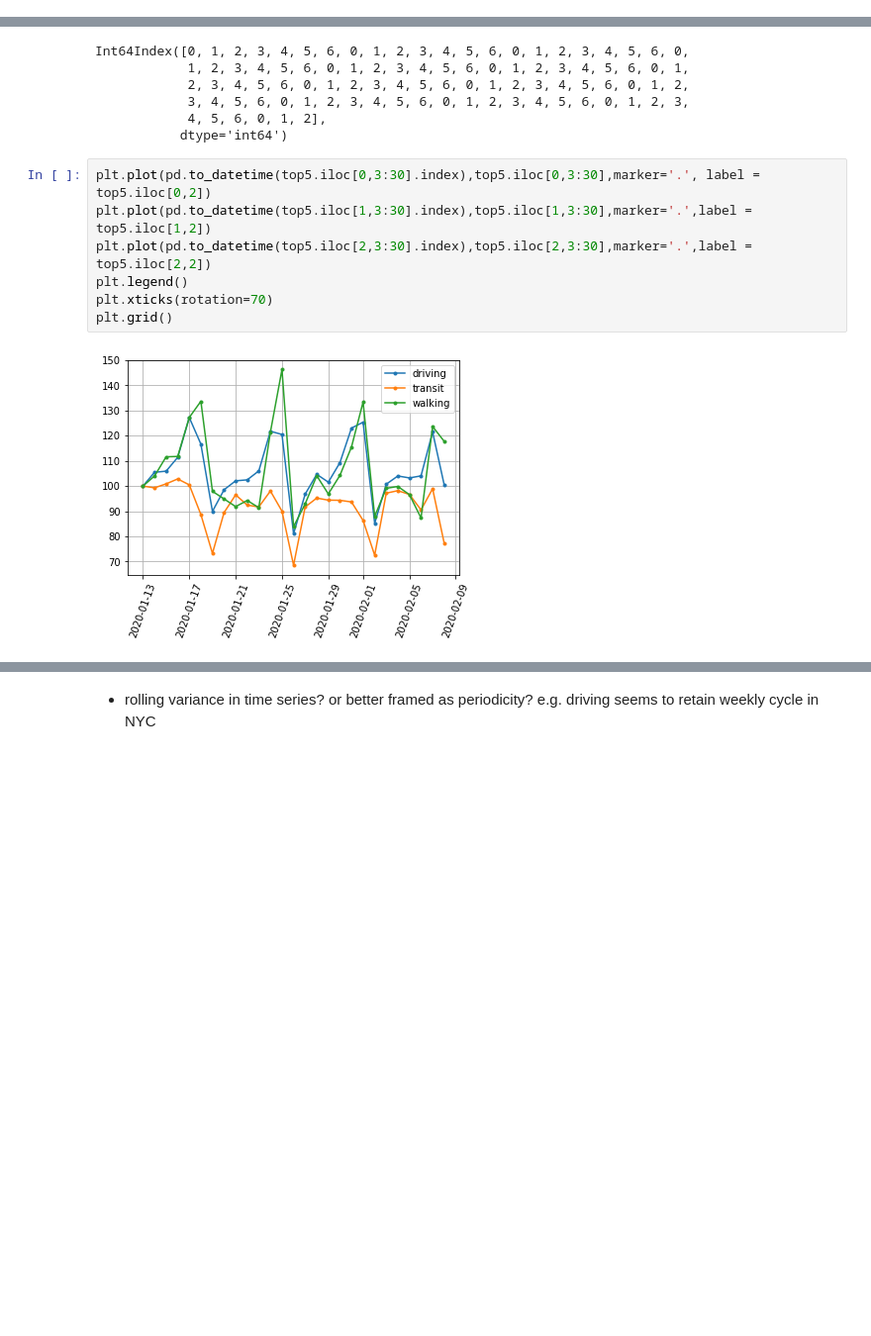
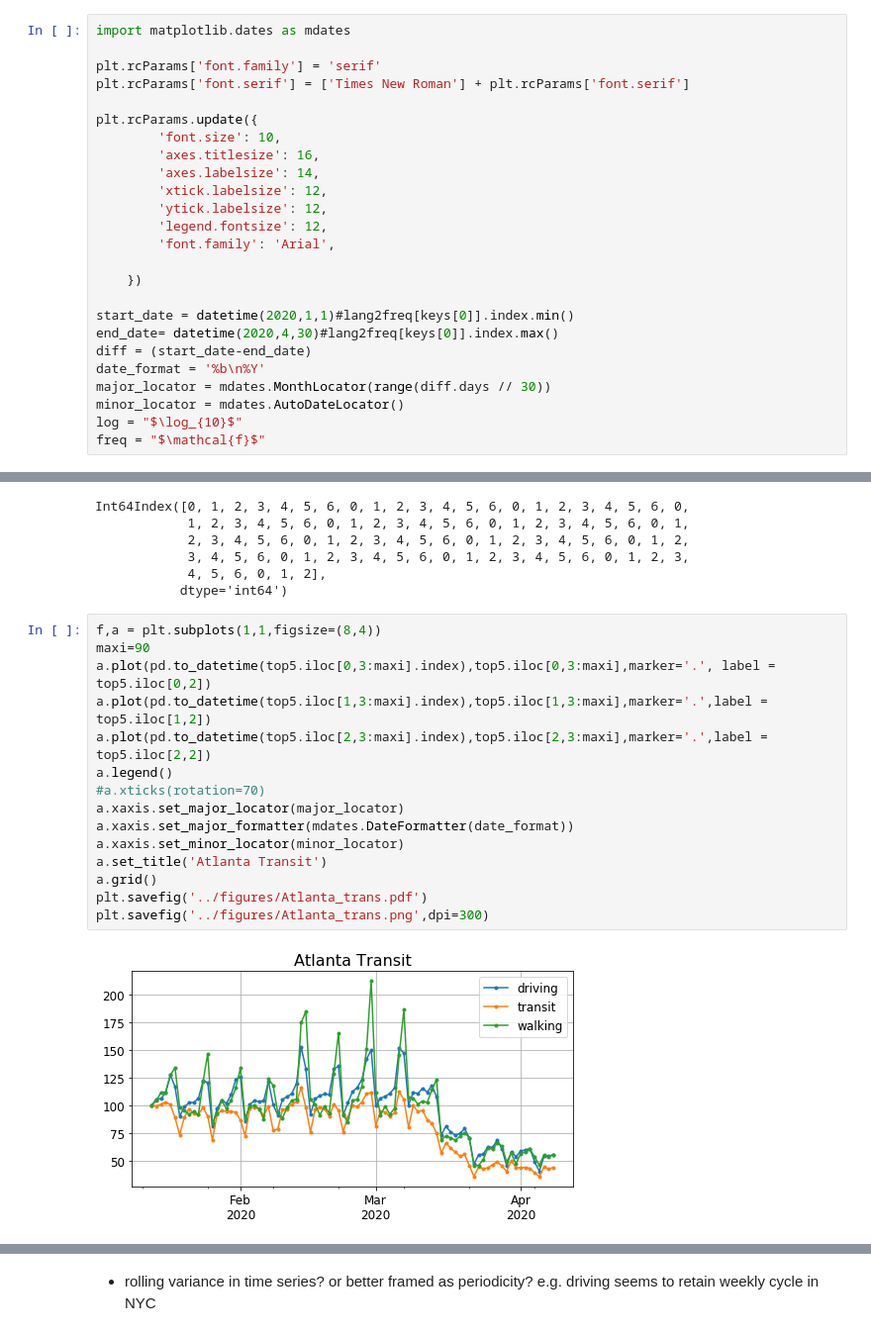
Before and after one commit to KellyGothard/RedditUSACOVID, a Jupyter notebook: notebooks/Apple_mobility_data.ipynb, the cells around one changed output, grey strips where cells are left out. Shown at 99% size. Drawn from its saved outputs; the diff is of its cells as text; blank space fills up the shorter version.

```diff
--- a/notebooks/Apple_mobility_data.ipynb
+++ b/notebooks/Apple_mobility_data.ipynb
@@ -6,3 +8,28 @@ from pprint import pprint
+# %%
+import matplotlib.dates as mdates
+
+plt.rcParams['font.family'] = 'serif'
+plt.rcParams['font.serif'] = ['Times New Roman'] + plt.rcParams['font.serif']
+
+plt.rcParams.update({
+        'font.size': 10,
+        'axes.titlesize': 16,
+        'axes.labelsize': 14,
+        'xtick.labelsize': 12,
+        'ytick.labelsize': 12,
+        'legend.fontsize': 12,
+        'font.family': 'Arial',
+
+    })
+
+start_date = datetime(2020,1,1)#lang2freq[keys[0]].index.min()
+end_date= datetime(2020,4,30)#lang2freq[keys[0]].index.max()
+diff = (start_date-end_date)
+date_format = '%b\n%Y'
+major_locator = mdates.MonthLocator(range(diff.days // 30))
+minor_locator = mdates.AutoDateLocator()
+log = "$\log_{10}$"
+freq = "$\mathcal{f}$"
 # %% [markdown]
 From: https://www.apple.com/covid19/mobility
 # %% [markdown]
@@ -62,14 +89,22 @@ Int64Index([0, 1, 2, 3, 4, 5, 6, 0, 1, 2, 3, 4, 5, 6, 0, 1, 2, 3, 4, 5, 6, 0,
             4, 5, 6, 0, 1, 2],
            dtype='int64')
 # %%
-plt.plot(pd.to_datetime(top5.iloc[0,3:30].index),top5.iloc[0,3:30],marker='.', label = top5.iloc[0,2])
-plt.plot(pd.to_datetime(top5.iloc[1,3:30].index),top5.iloc[1,3:30],marker='.',label = top5.iloc[1,2])
-plt.plot(pd.to_datetime(top5.iloc[2,3:30].index),top5.iloc[2,3:30],marker='.',label = top5.iloc[2,2])
-plt.legend()
-plt.xticks(rotation=70)
-plt.grid()
+f,a = plt.subplots(1,1,figsize=(8,4))
+maxi=90
+a.plot(pd.to_datetime(top5.iloc[0,3:maxi].index),top5.iloc[0,3:maxi],marker='.', label = top5.iloc[0,2])
+a.plot(pd.to_datetime(top5.iloc[1,3:maxi].index),top5.iloc[1,3:maxi],marker='.',label = top5.iloc[1,2])
+a.plot(pd.to_datetime(top5.iloc[2,3:maxi].index),top5.iloc[2,3:maxi],marker='.',label = top5.iloc[2,2])
+a.legend()
+#a.xticks(rotation=70)
+a.xaxis.set_major_locator(major_locator)
+a.xaxis.set_major_formatter(mdates.DateFormatter(date_format))
+a.xaxis.set_minor_locator(minor_locator)
+a.set_title('Atlanta Transit')
+a.grid()
+plt.savefig('../figures/Atlanta_trans.pdf')
+plt.savefig('../figures/Atlanta_trans.png',dpi=300)
 # %% [output]
-[figure, old version]
+[figure, new version]
 # %%
 f,a = plt.subplots(5,3,figsize=(12,18))
 
```
Also changed, not shown: parts of 3 cells of this notebook, 1 other file.
